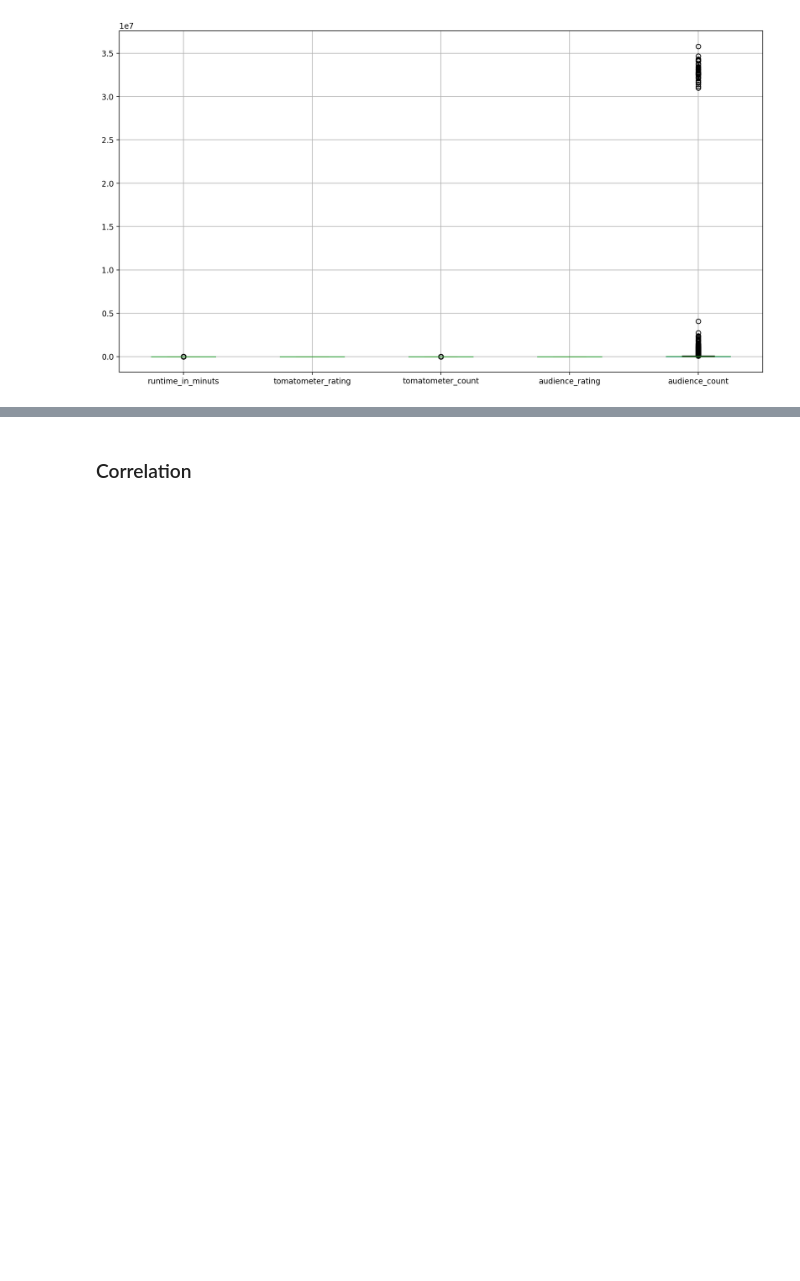
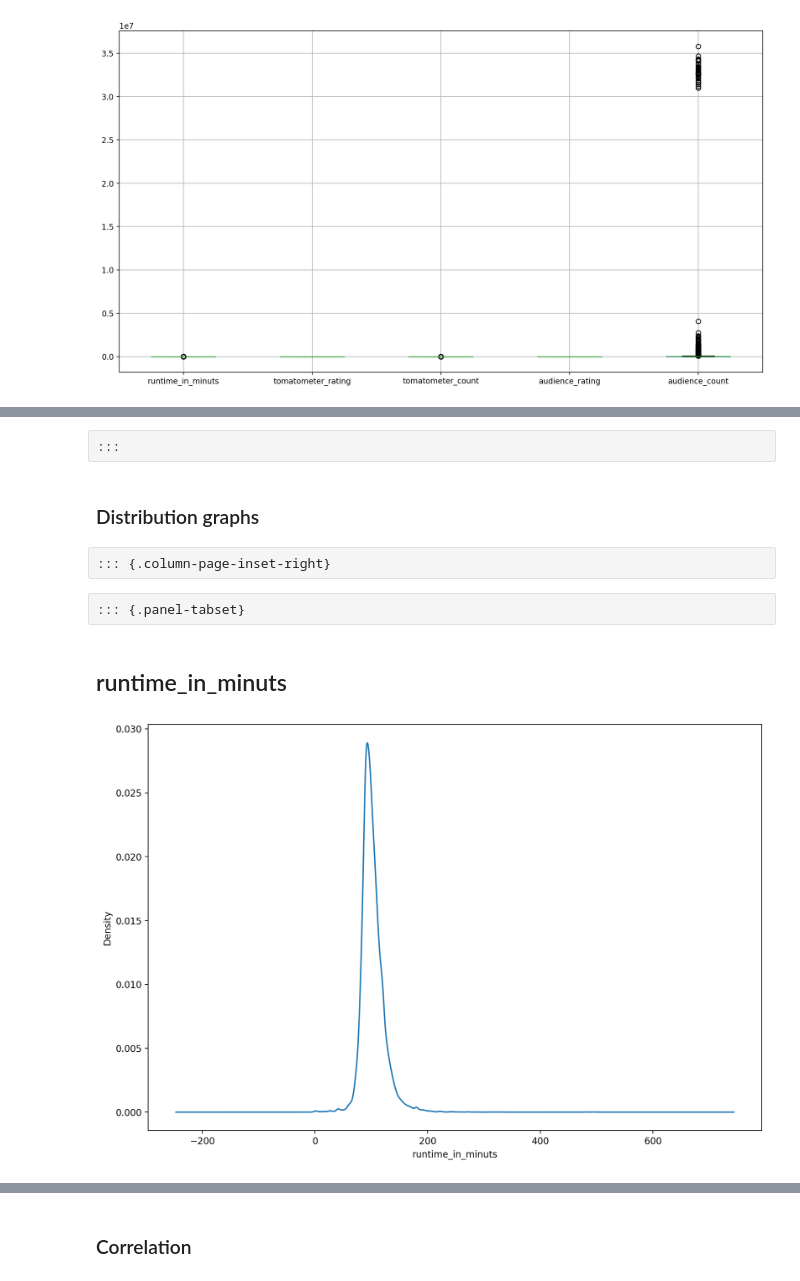
Before and after one commit to ahistemor/MoviesAnalysis, a Jupyter notebook: analysis.ipynb, the cells around one changed output, grey strips where cells are left out. Cells and saved outputs as stored; diff of their text form; code cells hidden in the pictures; blank space fills up the shorter version.

```diff
--- a/analysis.ipynb
+++ b/analysis.ipynb
@@ -239,0 +462,18 @@ plt.show()
+# %% [raw]
+:::
+# %% [markdown]
+### Distribution graphs
+# %% [raw]
+::: {.column-page-inset-right}
+# %% [raw]
+::: {.panel-tabset}
+# %% [markdown]
+## runtime_in_minuts
+# %%
+fig, ax = plt.subplots(nrows=1, ncols=1, figsize = (12,8), dpi = 200)
+col = "runtime_in_minuts"
+ax.set_xlabel(col)
+densidad = df_no_2000min[col].plot(kind='density',ax = ax)
+plt.show()
+# %% [output]
+[figure, added]
```
Also changed, not shown: parts of 61 cells of this notebook, 3 other files.
